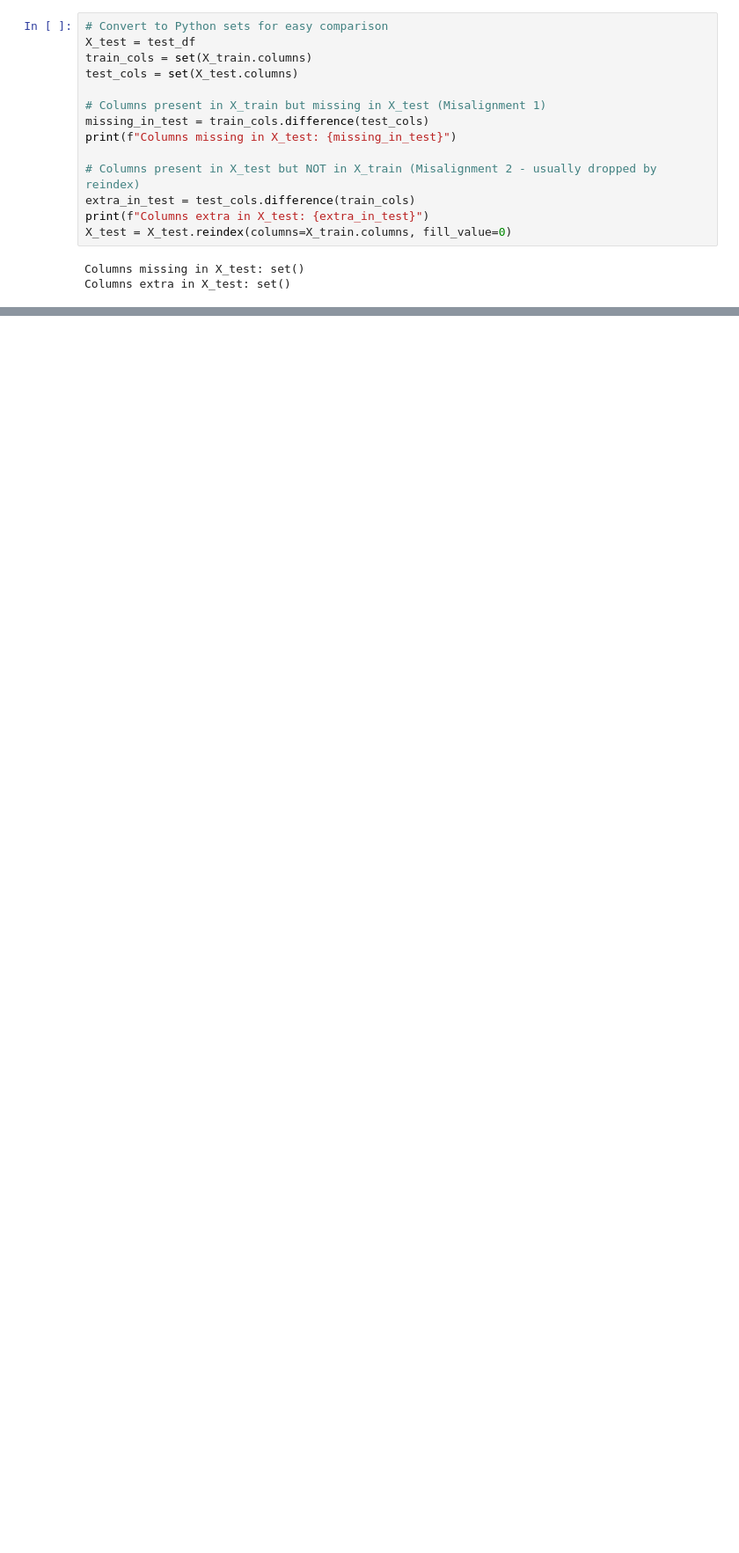
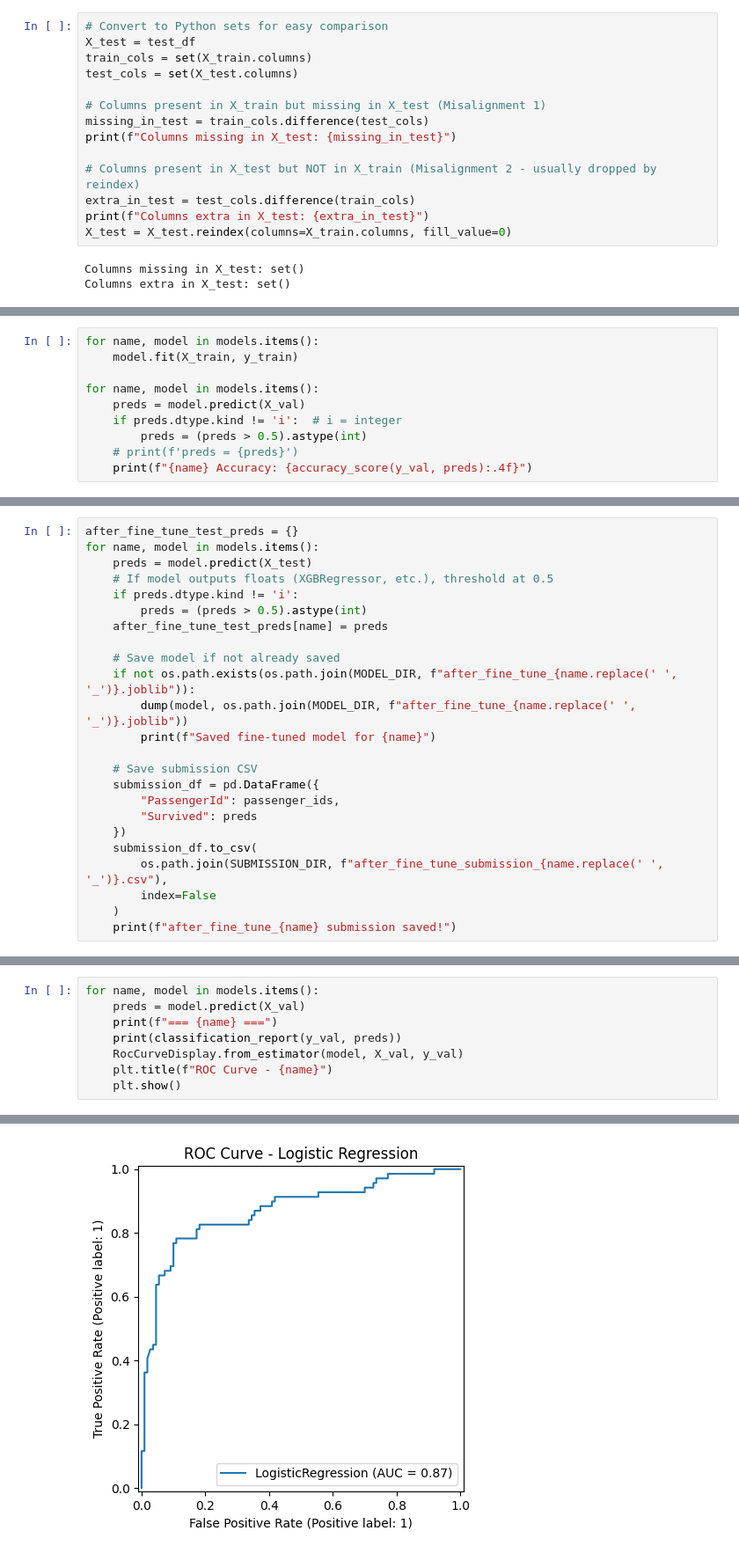
Before and after one commit to ErfanDejband/Titanic-Machine-Learning-from-Disaster, a Jupyter notebook: notebooks/03-Model.ipynb, the cells around one changed output, grey strips where cells are left out. Shown: that part at 88% size. Saved outputs shown, nothing was run; the diff lists cells and outputs as text; blank space fills up the shorter version.

Commit message:
add fine tuning and save submission files

```diff
--- a/notebooks/03-Model.ipynb
+++ b/notebooks/03-Model.ipynb
@@ -120,0 +197,10 @@ XGBoost submission saved!
+# %%
+for name, model in models.items():
+    model.fit(X_train, y_train)
+
+for name, model in models.items():
+    preds = model.predict(X_val)
+    if preds.dtype.kind != 'i':  # i = integer
+        preds = (preds > 0.5).astype(int)
+    # print(f'preds = {preds}')
+    print(f"{name} Accuracy: {accuracy_score(y_val, preds):.4f}")
@@ -120,0 +211,24 @@ XGBoost submission saved!
+# %%
+after_fine_tune_test_preds = {}
+for name, model in models.items():
+    preds = model.predict(X_test)
+    # If model outputs floats (XGBRegressor, etc.), threshold at 0.5
+    if preds.dtype.kind != 'i':
+        preds = (preds > 0.5).astype(int)
+    after_fine_tune_test_preds[name] = preds
+
+    # Save model if not already saved
+    if not os.path.exists(os.path.join(MODEL_DIR, f"after_fine_tune_{name.replace(' ', '_')}.joblib")):
+        dump(model, os.path.join(MODEL_DIR, f"after_fine_tune_{name.replace(' ', '_')}.joblib"))
+        print(f"Saved fine-tuned model for {name}")
+
+    # Save submission CSV
+    submission_df = pd.DataFrame({
+        "PassengerId": passenger_ids,
+        "Survived": preds
+    })
+    submission_df.to_csv(
+        os.path.join(SUBMISSION_DIR, f"after_fine_tune_submission_{name.replace(' ', '_')}.csv"),
+        index=False
+    )
+    print(f"after_fine_tune_{name} submission saved!")
@@ -120,0 +239,9 @@ XGBoost submission saved!
+# %%
+for name, model in models.items():
+    preds = model.predict(X_val)
+    print(f"=== {name} ===")
+    print(classification_report(y_val, preds))
+    RocCurveDisplay.from_estimator(model, X_val, y_val)
+    plt.title(f"ROC Curve - {name}")
+    plt.show()
+# %% [output]
@@ -120,0 +257 @@ XGBoost submission saved!
+[figure, added]
```
Also changed, not shown: parts of 11 cells of this notebook.
